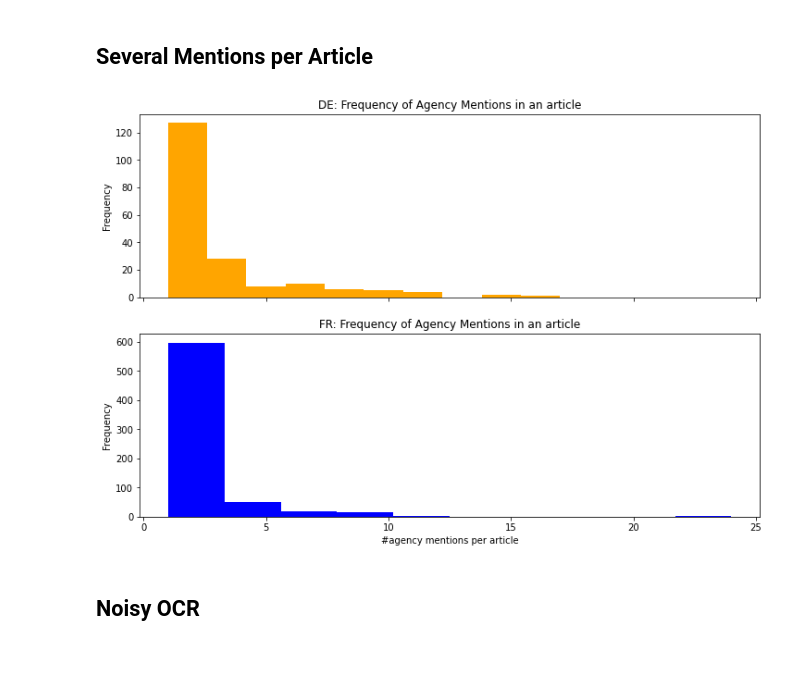
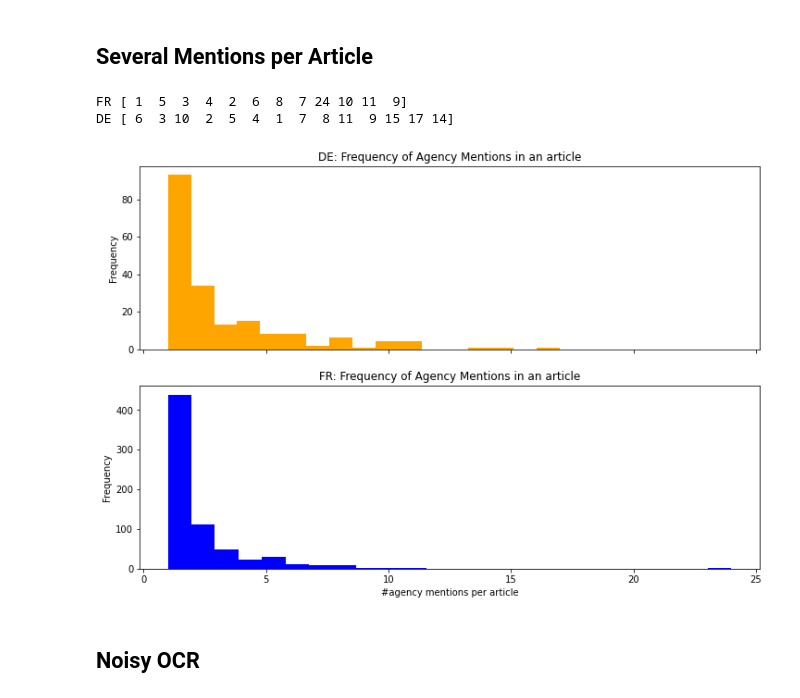
Before and after one commit to impresso/newsagency-classification, a Jupyter notebook: notebooks/stats_training_corpus.ipynb, the cells around one changed output. Saved outputs shown, nothing was run; the diff lists cells and outputs as text; code cells hidden in the pictures; blank space fills up the shorter version.

```diff
--- a/notebooks/stats_training_corpus.ipynb
+++ b/notebooks/stats_training_corpus.ipynb
@@ -270,14 +283,22 @@ plt.show()
 # %%
 articles_fr["number_ag_mentions"] = articles_fr["ag_mention"].apply(len)
 articles_de["number_ag_mentions"] = articles_de["ag_mention"].apply(len)
+# %%
+print("FR", articles_fr["number_ag_mentions"].unique())
+print("DE", articles_de["number_ag_mentions"].unique())
+# %% [output]
+FR [ 1  5  3  4  2  6  8  7 24 10 11  9]
+DE [ 6  3 10  2  5  4  1  7  8 11  9 15 17 14]
 # %%
 fig, (ax1, ax2) = plt.subplots(nrows=2, sharex=True, figsize=(12,8))
-articles_de["number_ag_mentions"].plot.hist(ax=ax1, title="DE: Frequency of Agency Mentions in an article", color="orange")
-articles_fr["number_ag_mentions"].plot.hist(ax=ax2, title="FR: Frequency of Agency Mentions in an article", color="blue")
+articles_de["number_ag_mentions"].plot.hist(ax=ax1, title="DE: Frequency of Agency Mentions in an article",
+                                            color="orange", bins=17)
+articles_fr["number_ag_mentions"].plot.hist(ax=ax2, title="FR: Frequency of Agency Mentions in an article",
+                                            color="blue", bins=24)
 ax2.set_xlabel("#agency mentions per article")
 plt.show()
 # %% [output]
-[figure, old version]
+[figure, new version]
 # %% [markdown]
 ## Noisy OCR
 # %%
```
Also changed, not shown: parts of 4 cells of this notebook, 3 other files.
